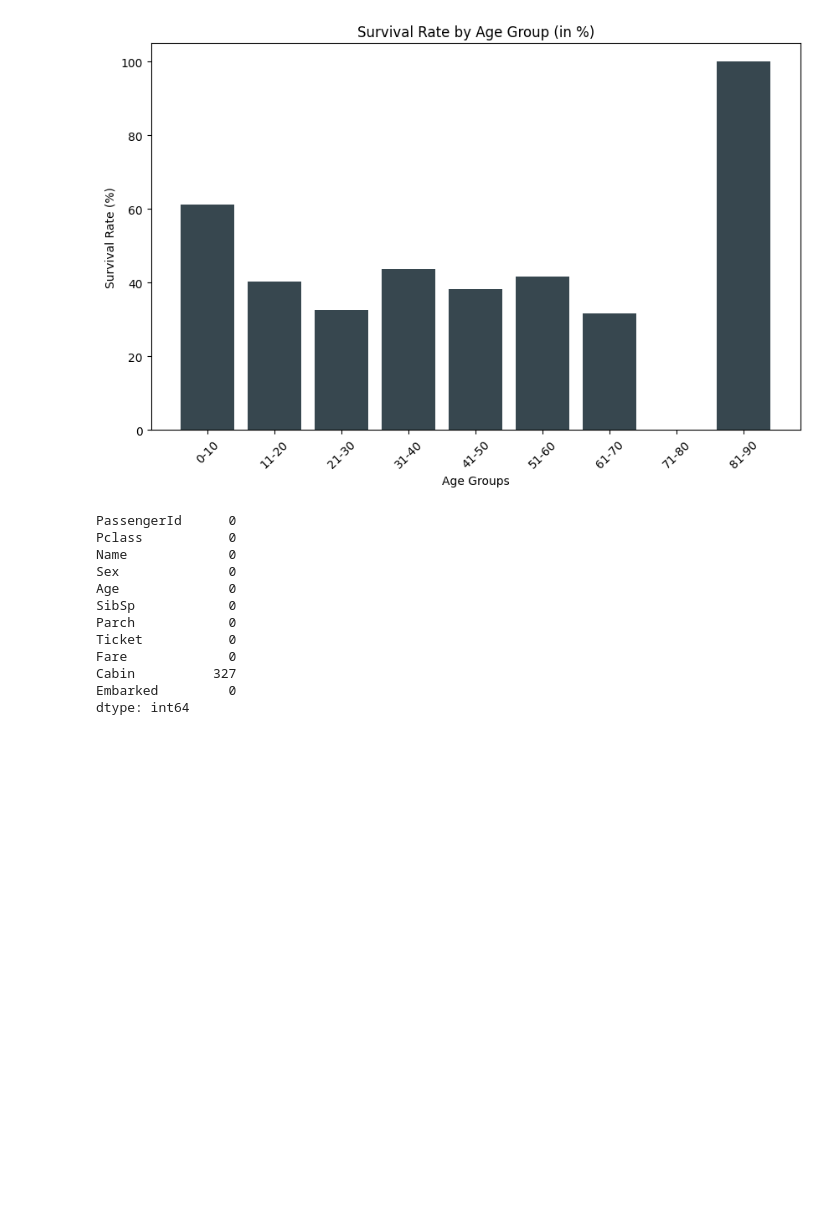
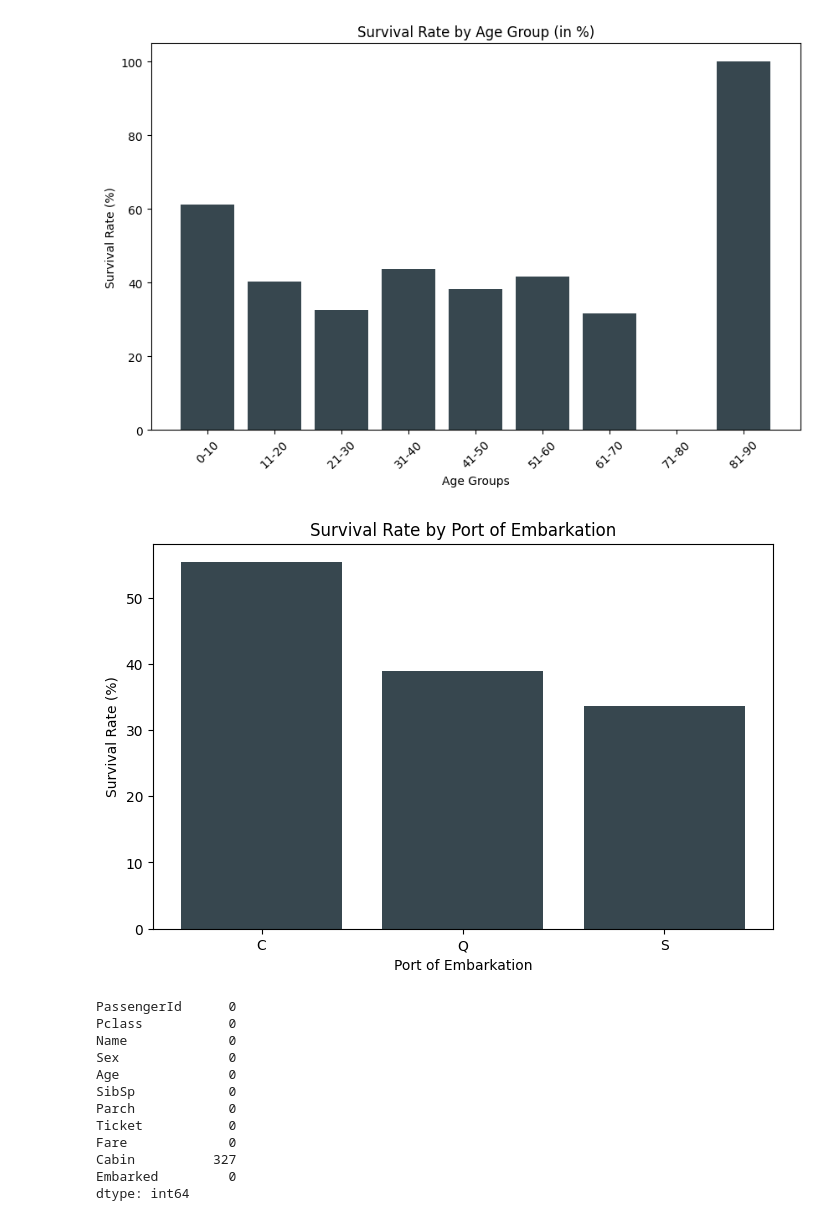
Before and after one commit to bytesbyt/ds_titanic, a Jupyter notebook: titanic.ipynb, the cells around one changed output. Drawn from its saved outputs; the diff is of its cells as text; code cells hidden in the pictures; blank space fills up the shorter version.

Commit message:
Add bar chart of survival rate by port of embarkation

```diff
--- a/titanic.ipynb
+++ b/titanic.ipynb
@@ -335,6 +335,22 @@ plt.xticks(rotation=45)
 plt.show()
 # %% [output]
 [figure]
+# %%
+# Create a new dataframe
+df_embarked_null_dropped = train_data.dropna(subset=['Embarked'])
+
+# Calculate survival rate in percentage
+embarked_survival_pct = df_embarked_null_dropped.groupby('Embarked')['Survived'].mean() * 100
+
+# Plotting the bar graph with percentage
+plt.figure(figsize=(8, 5))
+plt.bar(embarked_survival_pct.index, embarked_survival_pct.values, color='#37474F')
+plt.xlabel('Port of Embarkation')
+plt.ylabel('Survival Rate (%)')
+plt.title('Survival Rate by Port of Embarkation')
+plt.show()
+# %% [output]
+[figure, added]
 # %%
 # Filling test data - age with median
 # Filling test data - fare with median
```
